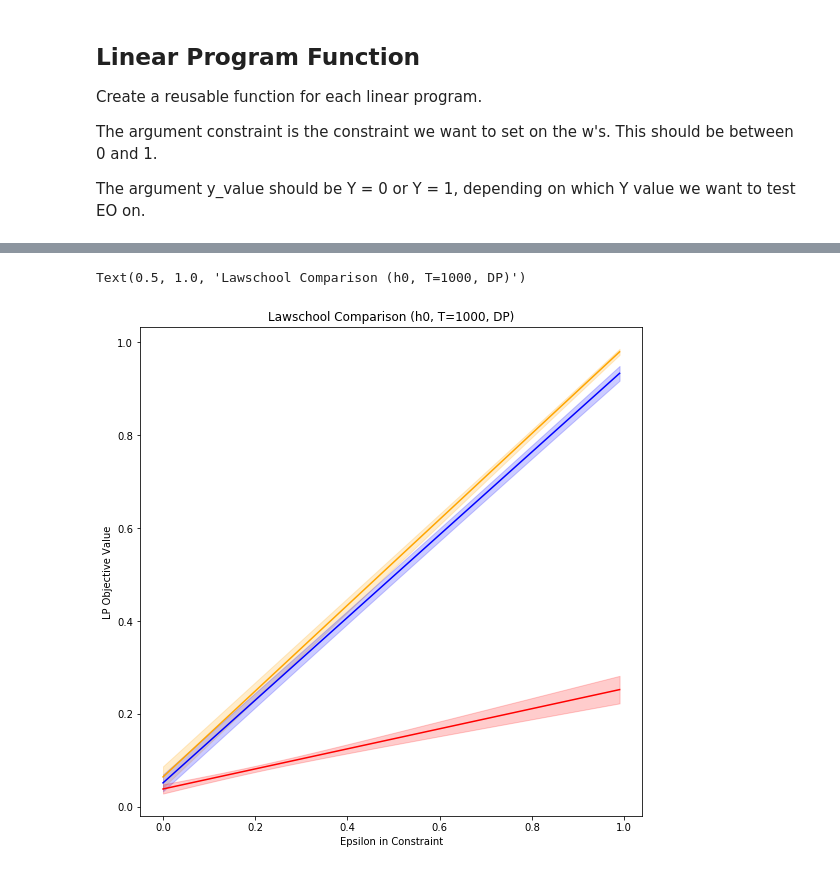
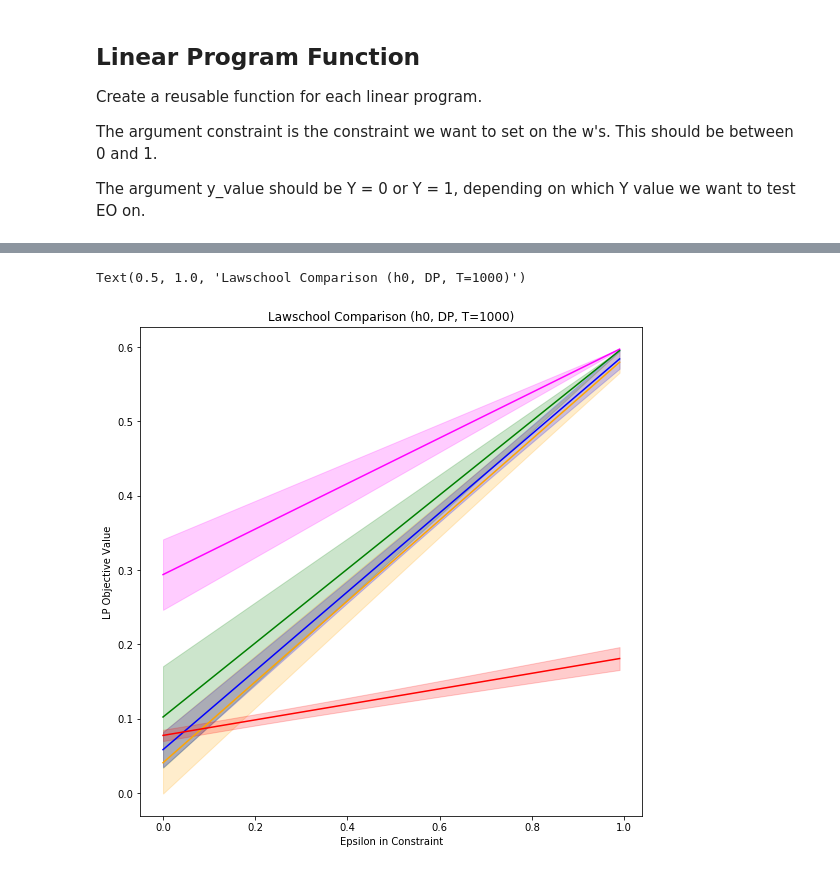
Before and after one commit to samuel-deng/Ensuring-Fairness-Beyond-the-Training-Data, a Jupyter notebook: algorithms/Part3_Comparisons/comparison_DP_lawschool.ipynb, the cells around one changed output, grey strips where cells are left out. Drawn from its saved outputs; the diff is of its cells as text; code cells hidden in the pictures.

```diff
--- a/algorithms/Part3_Comparisons/comparison_DP_lawschool.ipynb
+++ b/algorithms/Part3_Comparisons/comparison_DP_lawschool.ipynb
@@ -441,18 +567,24 @@ Experiment with setting the constraints as: $$w_i \leq \frac{(1 + \epsilon)}{n}$
 # %%
 epsilon_granule = 0.01
 
+unconstrained_objective_values = []
+preprocessing_objective_values = []
 inprocessing_objective_values = []
 postprocessing_objective_values = []
 robust_objective_values = []
 
 # Iterate over datasets
-for s in range(5):
+for s in range(3):
+    unconstrained_y_pred = unconstrained_preds[s]
+    preprocessing_y_pred = preprocessing_preds[s]
     inprocessing_y_pred = inprocessing_preds[s]
     postprocessing_y_pred = postprocessing_preds[s]
     robust_pred = robust_preds[s]
     a_indices_test = a_indices_test_arr[s]
     proportions_test = proportions_test_arr[s]
 
+    unconstrained_curr = []
+    preprocessing_curr = []
     inprocessing_curr = []
     postprocessing_curr = []
     robust_curr = []
@@ -461,6 +593,16 @@ for s in range(5):
         epsilon = epsilon_granule * i
         lower_bound = (1 - epsilon)/(len(X_test))
         upper_bound = (1 + epsilon)/(len(X_test))
+
+        unconstrained_objective_value_a0a1, w = DP_linear_prog(unconstrained_y_pred, a_indices_test, proportions_test, lower_bound, upper_bound, 'a0', 'a1')
+        unconstrained_objective_value_a1a0, w = DP_linear_prog(unconstrained_y_pred, a_indices_test, proportions_test, lower_bound, upper_bound, 'a1', 'a0')
+        unconstrained_objective_value = max(unconstrained_objective_value_a0a1, unconstrained_objective_value_a1a0)
+        unconstrained_curr.append(unconstrained_objective_value)
+
+        preprocessing_objective_value_a0a1, w = DP_linear_prog(preprocessing_y_pred, a_indices_test, proportions_test, lower_bound, upper_bound, 'a0', 'a1')
+        preprocessing_objective_value_a1a0, w = DP_linear_prog(preprocessing_y_pred, a_indices_test, proportions_test, lower_bound, upper_bound, 'a1', 'a0')
+        preprocessing_objective_value = max(preprocessing_objective_value_a0a1, preprocessing_objective_value_a1a0)
+        preprocessing_curr.append(preprocessing_objective_value)
 
         inprocessing_objective_value_a0a1, w = DP_linear_prog(inprocessing_y_pred, a_indices_test, proportions_test, lower_bound, upper_bound, 'a0', 'a1')
         inprocessing_objective_value_a1a0, w = DP_linear_prog(inprocessing_y_pred, a_indices_test, proportions_test, lower_bound, upper_bound, 'a1', 'a0')
@@ -477,6 +619,8 @@ for s in range(5):
         robust_objective_value = max(robust_objective_value_a0a1, robust_objective_value_a1a0)
         robust_curr.append(robust_objective_value)
 
+    unconstrained_objective_values.append(np.asarray(unconstrained_curr))
+    preprocessing_objective_values.append(np.asarray(preprocessing_curr))
     inprocessing_objective_values.append(np.asarray(inprocessing_curr))
     postprocessing_objective_values.append(np.asarray(postprocessing_curr))
     robust_objective_values.append(np.asarray(robust_curr))
@@ -486,33 +630,47 @@ for i in range(0, int(1/epsilon_granule)):
     epsilons.append(i * epsilon_granule)
 # %%
 # Average over the results
+unconstrained_avg_objective_values = np.zeros(len(unconstrained_objective_values[0]))
+preprocessing_avg_objective_values = np.zeros(len(preprocessing_objective_values[0]))
 inprocessing_avg_objective_values = np.zeros(len(inprocessing_objective_values[0]))
 postprocessing_avg_objective_values = np.zeros(len(postprocessing_objective_values[0]))
 robust_avg_objective_values = np.zeros(len(robust_objective_values[0]))
 
-for i in range(5):
+for i in range(3):
+    unconstrained_avg_objective_values += unconstrained_objective_values[i]
+    preprocessing_avg_objective_values += preprocessing_objective_values[i]
     inprocessing_avg_objective_values += inprocessing_objective_values[i]
     postprocessing_avg_objective_values += postprocessing_objective_values[i]
     robust_avg_objective_values += robust_objective_values[i]
 
+unconstrained_avg_objective_values = np.divide(unconstrained_avg_objective_values, 5)
+preprocessing_avg_objective_values = np.divide(preprocessing_avg_objective_values, 5)
 inprocessing_avg_objective_values = np.divide(inprocessing_avg_objective_values, 5)
 postprocessing_avg_objective_values = np.divide(postprocessing_avg_objective_values, 5)
 robust_avg_objective_values = np.divide(robust_avg_objective_values, 5)
 # %%
+unconstrained_std_err = []
+preprocessing_std_err = []
 inprocessing_std_err = []
 postprocessing_std_err = []
 robust_std_err = []
 
 for i in range(100):
+    unconstrained_vals = []
+    preprocessing_vals = []
     inprocessing_vals = []
     postprocessing_vals = []
     robust_vals = []
 
-    for s in range(5):
+    for s in range(3):
+        unconstrained_vals.append(unconstrained_objective_values[s][i])
+        preprocessing_vals.append(preprocessing_objective_values[s][i])
         inprocessing_vals.append(inprocessing_objective_values[s][i])
         postprocessing_vals.append(postprocessing_objective_values[s][i])
         robust_vals.append(robust_objective_values[s][i])
 
+    unconstrained_std_err.append(std_error(unconstrained_vals))
+    preprocessing_std_err.append(std_error(preprocessing_vals))
     inprocessing_std_err.append(std_error(inprocessing_vals))
     postprocessing_std_err.append(std_error(postprocessing_vals))
     robust_std_err.append(std_error(robust_vals))
@@ -519,15 +703,19 @@ for i in range(100):
 # %%
 # Plot the constraints vs. objective values
 plt.figure(figsize=(9,9))
+plt.plot(epsilons, unconstrained_avg_objective_values, 'magenta')
+plt.plot(epsilons, preprocessing_avg_objective_values, 'green')
 plt.plot(epsilons, inprocessing_avg_objective_values, 'orange')
 plt.plot(epsilons, postprocessing_avg_objective_values, 'blue')
 plt.plot(epsilons, robust_avg_objective_values, 'red')
+plt.fill_between(epsilons, unconstrained_avg_objective_values - unconstrained_std_err, unconstrained_avg_objective_values + unconstrained_std_err, color='magenta', alpha=0.2)
+plt.fill_between(epsilons, preprocessing_avg_objective_values - preprocessing_std_err, preprocessing_avg_objective_values + preprocessing_std_err, color='green', alpha=0.2)
 plt.fill_between(epsilons, inprocessing_avg_objective_values - inprocessing_std_err, inprocessing_avg_objective_values + inprocessing_std_err, color='orange', alpha=0.2)
 plt.fill_between(epsilons, postprocessing_avg_objective_values - postprocessing_std_err, postprocessing_avg_objective_values + postprocessing_std_err, color='blue', alpha=0.2)
 plt.fill_between(epsilons, robust_avg_objective_values - robust_std_err, robust_avg_objective_values + robust_std_err, color='red', alpha=0.2)
 plt.xlabel('Epsilon in Constraint')
 plt.ylabel('LP Objective Value')
-plt.title('Lawschool Comparison (h0, T=1000, DP)')
+plt.title('Lawschool Comparison (h0, DP, T=1000)')
 # %% [output]
-Text(0.5, 1.0, 'Lawschool Comparison (h0, T=1000, DP)')
+Text(0.5, 1.0, 'Lawschool Comparison (h0, DP, T=1000)')
-[figure, old version]
+[figure, new version]
```
Also changed, not shown: parts of 13 cells of this notebook, 54 other files.
